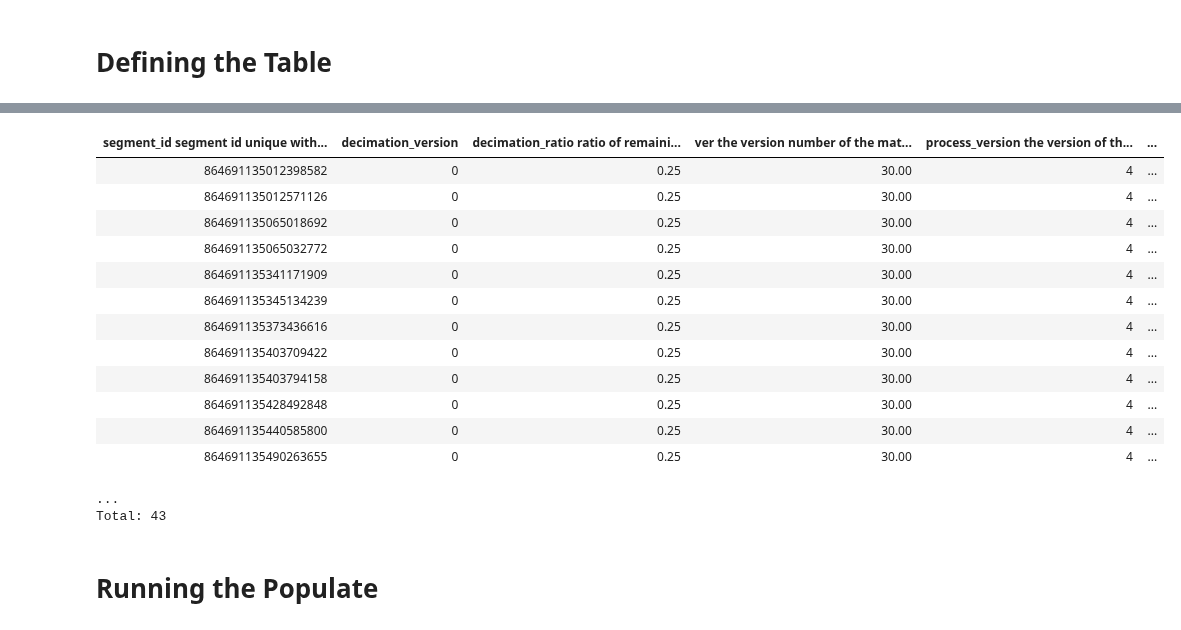
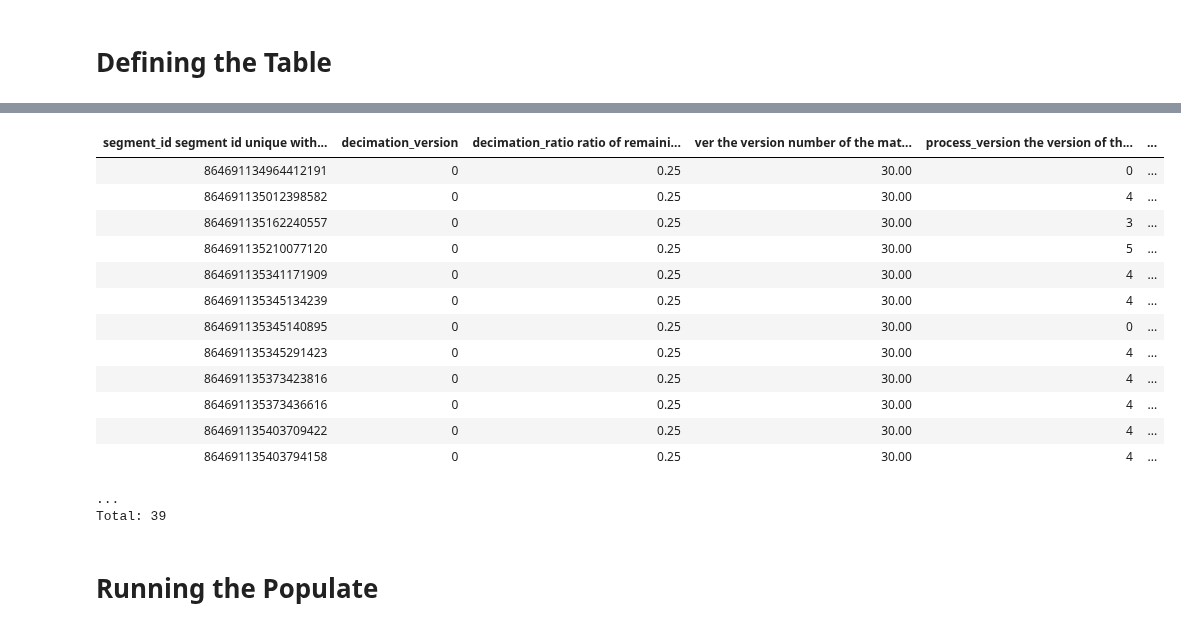
Before and after one commit to celiibrendan/neuron_mesh_tools, a Jupyter notebook: Auto_Proofreading/Preprocessing_Pipeline/Allen_6_DecompositionSplit.ipynb, the cells around one changed output, grey strips where cells are left out. Saved outputs shown, nothing was run; the diff lists cells and outputs as text; code cells hidden in the pictures.

Commit message:
finished proofreading rules

```diff
--- a/Auto_Proofreading/Preprocessing_Pipeline/Allen_6_DecompositionSplit.ipynb
+++ b/Auto_Proofreading/Preprocessing_Pipeline/Allen_6_DecompositionSplit.ipynb
@@ -82,26 +82,25 @@ No port chosen so picked random port 6962
 # %%
 # minnie.DecompositionSplit.drop()
 # schema.external['decomposition'].delete(delete_external_files=True)
-# %%
-# This keysource acounts that you could have more than 1 possible soma but not a significant limb connecting them (no error limbs)
-key_source = minnie.Decomposition() & minnie.MultiSomaProofread2().proj() & "n_somas>1 OR n_error_limbs>0"
-key_source
-# %% [output]
-| segment_id segment id unique with... | decimation_version | decimation_ratio ratio of remaini... | ver the version number of the mat... | process_version the version of th... | ... |
-| 864691135012398582 | 0 | 0.25 | 30.00 | 4 | ... |
-| 864691135012571126 | 0 | 0.25 | 30.00 | 4 | ... |
-| 864691135065018692 | 0 | 0.25 | 30.00 | 4 | ... |
-| 864691135065032772 | 0 | 0.25 | 30.00 | 4 | ... |
-| 864691135341171909 | 0 | 0.25 | 30.00 | 4 | ... |
-| 864691135345134239 | 0 | 0.25 | 30.00 | 4 | ... |
-| 864691135373436616 | 0 | 0.25 | 30.00 | 4 | ... |
-| 864691135403709422 | 0 | 0.25 | 30.00 | 4 | ... |
-| 864691135403794158 | 0 | 0.25 | 30.00 | 4 | ... |
-| 864691135428492848 | 0 | 0.25 | 30.00 | 4 | ... |
-| 864691135440585800 | 0 | 0.25 | 30.00 | 4 | ... |
-| 864691135490263655 | 0 | 0.25 | 30.00 | 4 | ... |
-...
-Total: 43
+# %%
+key_source = minnie.Decomposition() & (minnie.AllenProofreading() & dict(month=1,day=28,year=2021)).proj()
+key_source
+# %% [output]
+| segment_id segment id unique with... | decimation_version | decimation_ratio ratio of remaini... | ver the version number of the mat... | process_version the version of th... | ... |
+| 864691134964412191 | 0 | 0.25 | 30.00 | 0 | ... |
+| 864691135012398582 | 0 | 0.25 | 30.00 | 4 | ... |
+| 864691135162240557 | 0 | 0.25 | 30.00 | 3 | ... |
+| 864691135210077120 | 0 | 0.25 | 30.00 | 5 | ... |
+| 864691135341171909 | 0 | 0.25 | 30.00 | 4 | ... |
+| 864691135345134239 | 0 | 0.25 | 30.00 | 4 | ... |
+| 864691135345140895 | 0 | 0.25 | 30.00 | 0 | ... |
+| 864691135345291423 | 0 | 0.25 | 30.00 | 4 | ... |
+| 864691135373423816 | 0 | 0.25 | 30.00 | 4 | ... |
+| 864691135373436616 | 0 | 0.25 | 30.00 | 4 | ... |
+| 864691135403709422 | 0 | 0.25 | 30.00 | 4 | ... |
+| 864691135403794158 | 0 | 0.25 | 30.00 | 4 | ... |
+...
+Total: 39
 # %%
 import numpy as np
 import time
```
Also changed, not shown: parts of 6 cells of this notebook, 13 other files.
